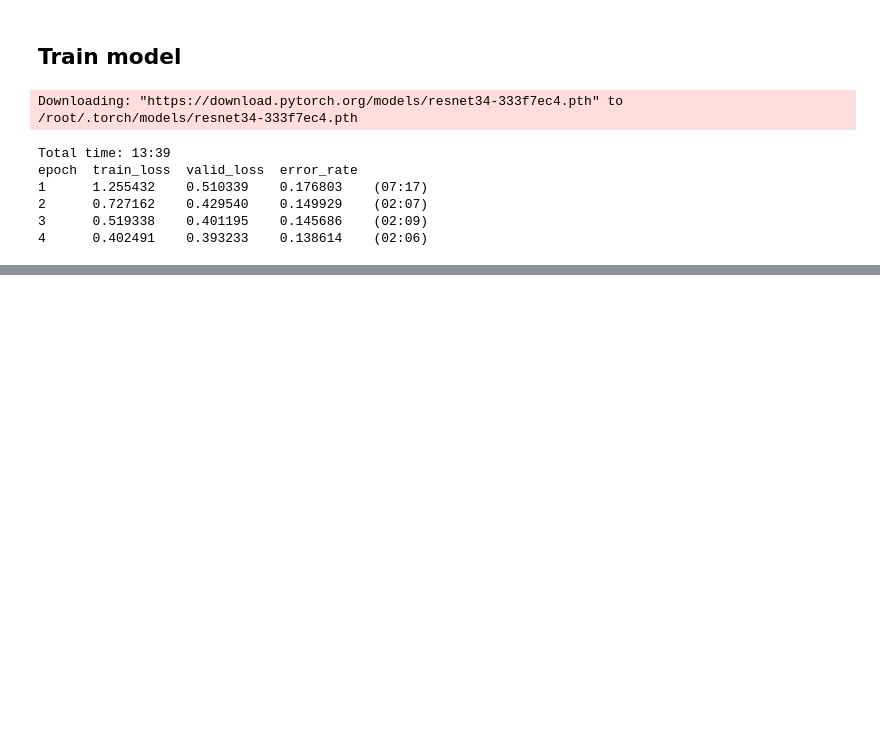
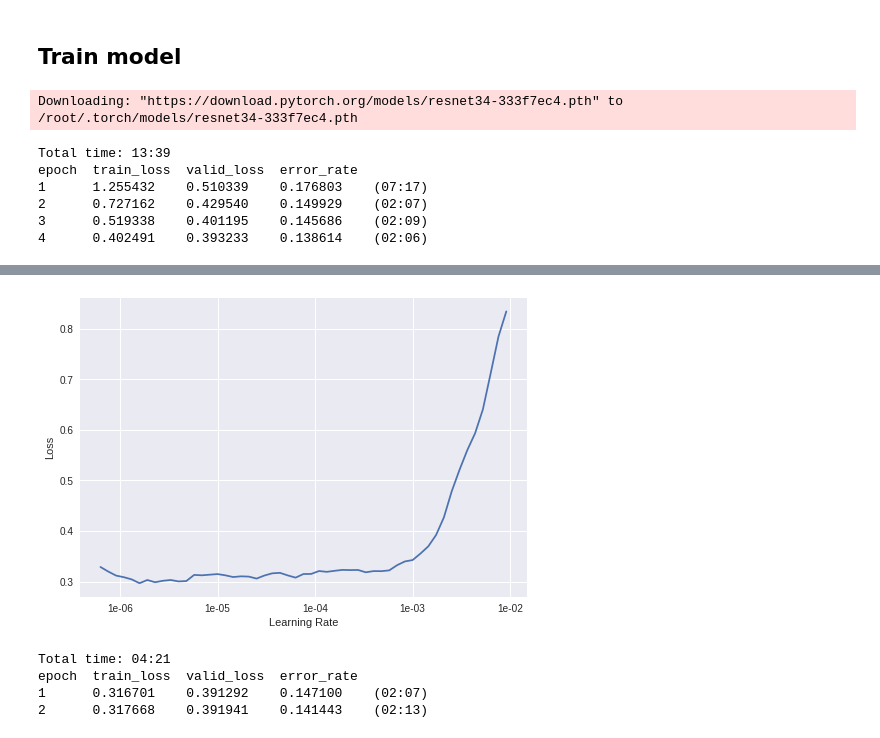
Before and after one commit to ibacaraujo/fashion-classification, a Jupyter notebook: fashion_classification.ipynb, the cells around one changed output, grey strips where cells are left out. Cells and saved outputs as stored; diff of their text form; code cells hidden in the pictures; blank space fills up the shorter version.

```diff
--- a/fashion_classification.ipynb
+++ b/fashion_classification.ipynb
@@ -198,0 +209,11 @@ learn.save('stage-1')
+# %%
+learn.recorder.plot()
+# %% [output]
+[figure, added]
+# %%
+learn.fit_one_cycle(2, max_lr=slice(1e-6, 2e-6))
+# %% [output]
+Total time: 04:21
+epoch  train_loss  valid_loss  error_rate
+1      0.316701    0.391292    0.147100    (02:07)
+2      0.317668    0.391941    0.141443    (02:13)
```
Also changed, not shown: parts of 3 cells of this notebook.
